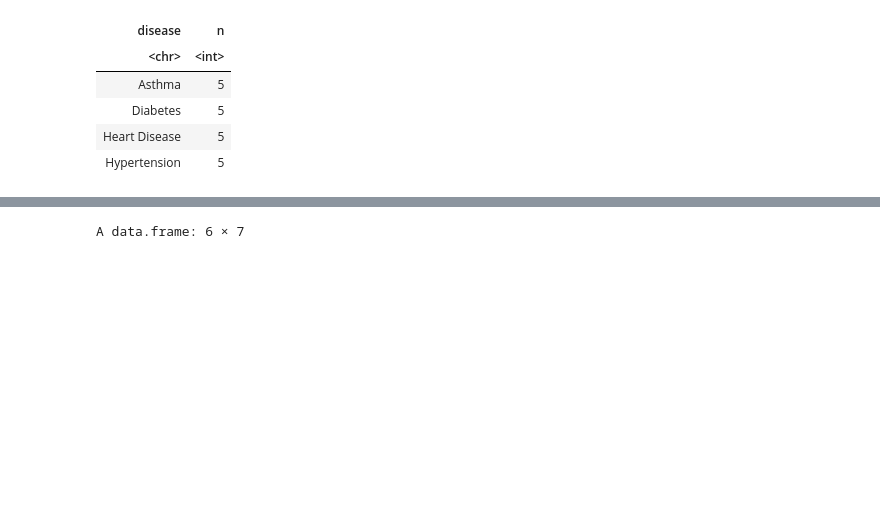
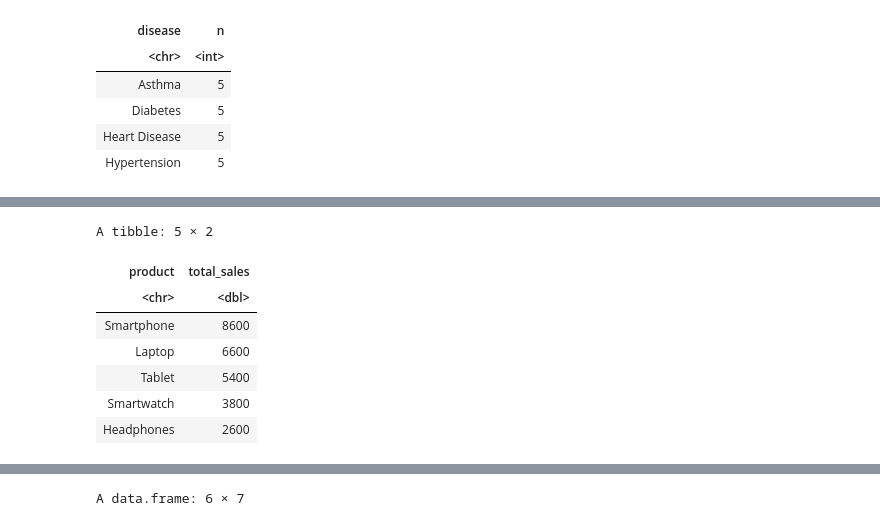
Before and after one commit to AravPatil000/J018_Blogs, a Jupyter notebook: posts/J018_Exposition.ipynb, the cells around one changed output, grey strips where cells are left out. Saved outputs shown, nothing was run; the diff lists cells and outputs as text; code cells hidden in the pictures; blank space fills up the shorter version.

```diff
--- a/posts/J018_Exposition.ipynb
+++ b/posts/J018_Exposition.ipynb
@@ -233,0 +278,18 @@ A data.frame: 4 × 2
+# %%
+#Analysis 1: Best selling product.
+#This helps us identifying the profit area based on saleabiility.
+
+sales_data %>%
+  group_by(product) %>%
+  summarise(total_sales = sum(sales)) %>%
+  arrange(desc(total_sales)) %>%
+  head(5) #Top 5 best-selling products.
+# %% [output]
+A tibble: 5 × 2
+| product | total_sales |
+| <chr> | <dbl> |
+| Smartphone | 8600 |
+| Laptop | 6600 |
+| Tablet | 5400 |
+| Smartwatch | 3800 |
+| Headphones | 2600 |
```
Also changed, not shown: parts of 7 cells of this notebook, 1 other file.
